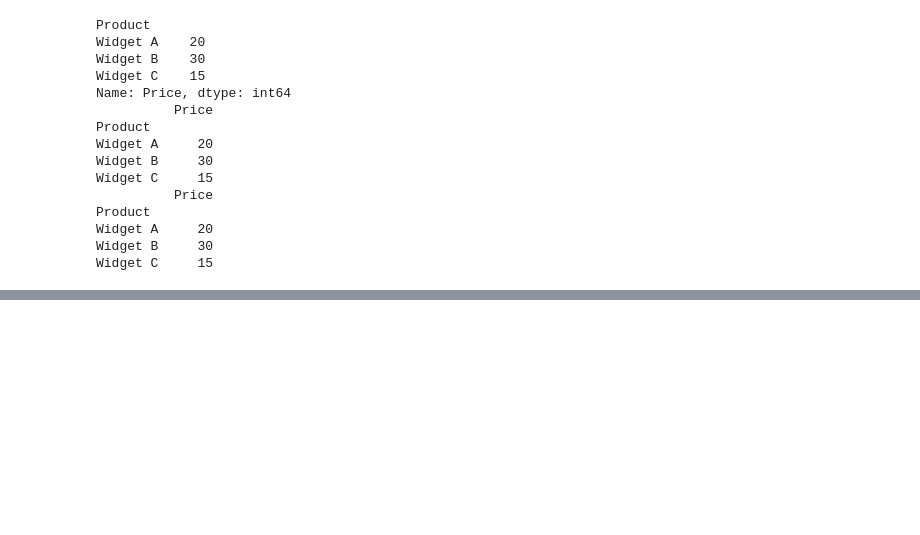
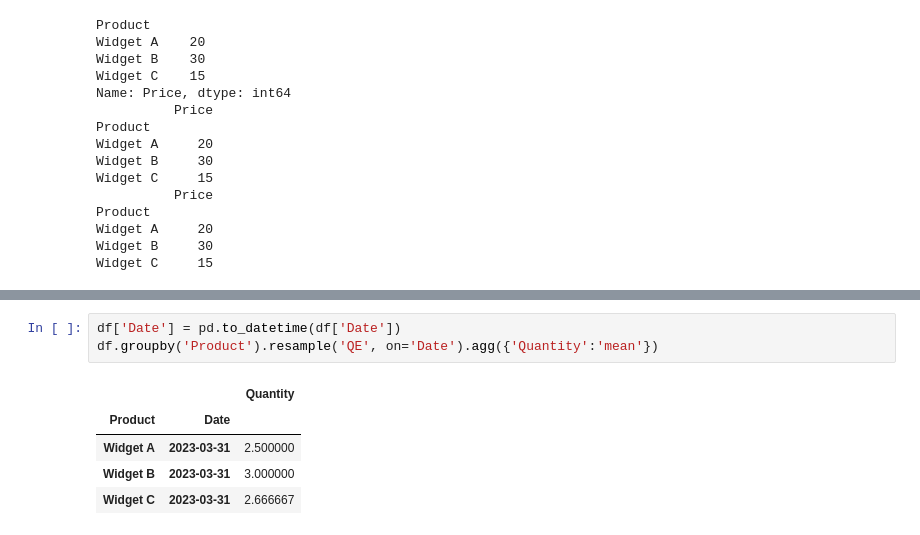
Before and after one commit to sang105kr/kdt_pythonstudy2, a Jupyter notebook: test3.ipynb, the cells around one changed output, grey strips where cells are left out. Drawn from its saved outputs; the diff is of its cells as text; blank space fills up the shorter version.

```diff
--- a/test3.ipynb
+++ b/test3.ipynb
@@ -506,0 +665,9 @@ Name: OrderID, dtype: int64
+# %%
+df['Date'] = pd.to_datetime(df['Date'])
+df.groupby('Product').resample('QE', on='Date').agg({'Quantity':'mean'})
+# %% [output]
+|  |  | Quantity |
+| Product | Date |  |
+| Widget A | 2023-03-31 | 2.500000 |
+| Widget B | 2023-03-31 | 3.000000 |
+| Widget C | 2023-03-31 | 2.666667 |
```
Also changed, not shown: parts of 17 cells of this notebook.
